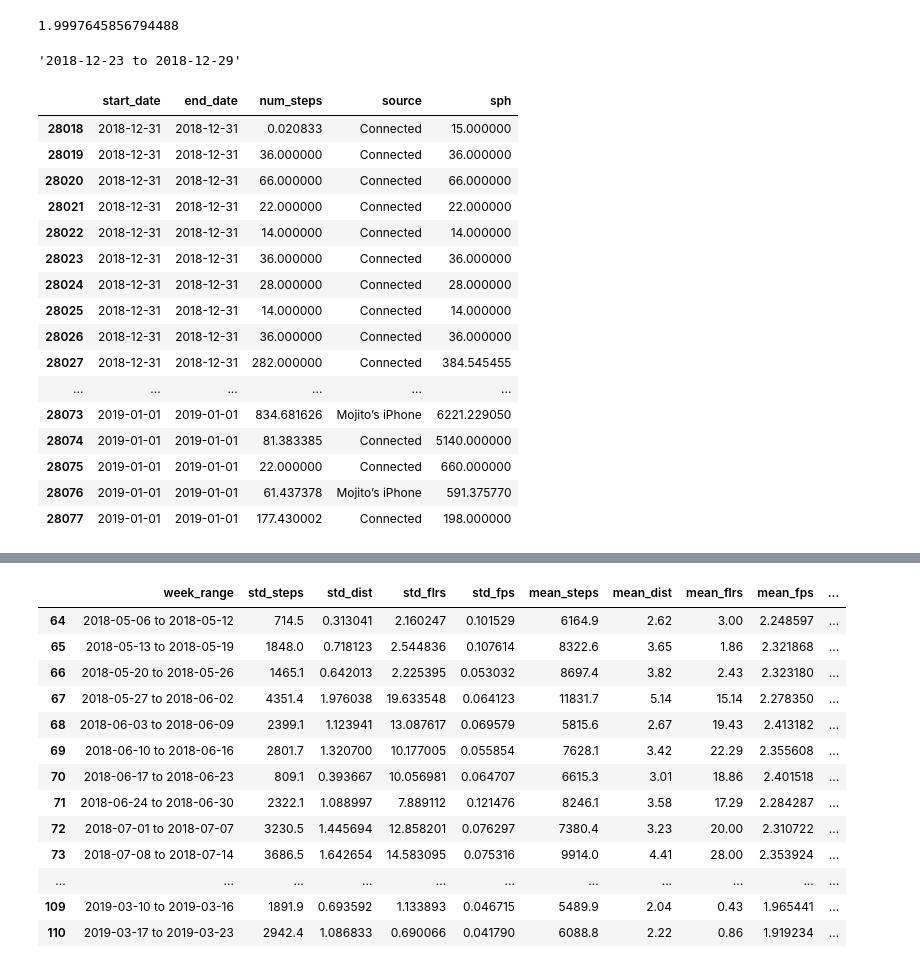
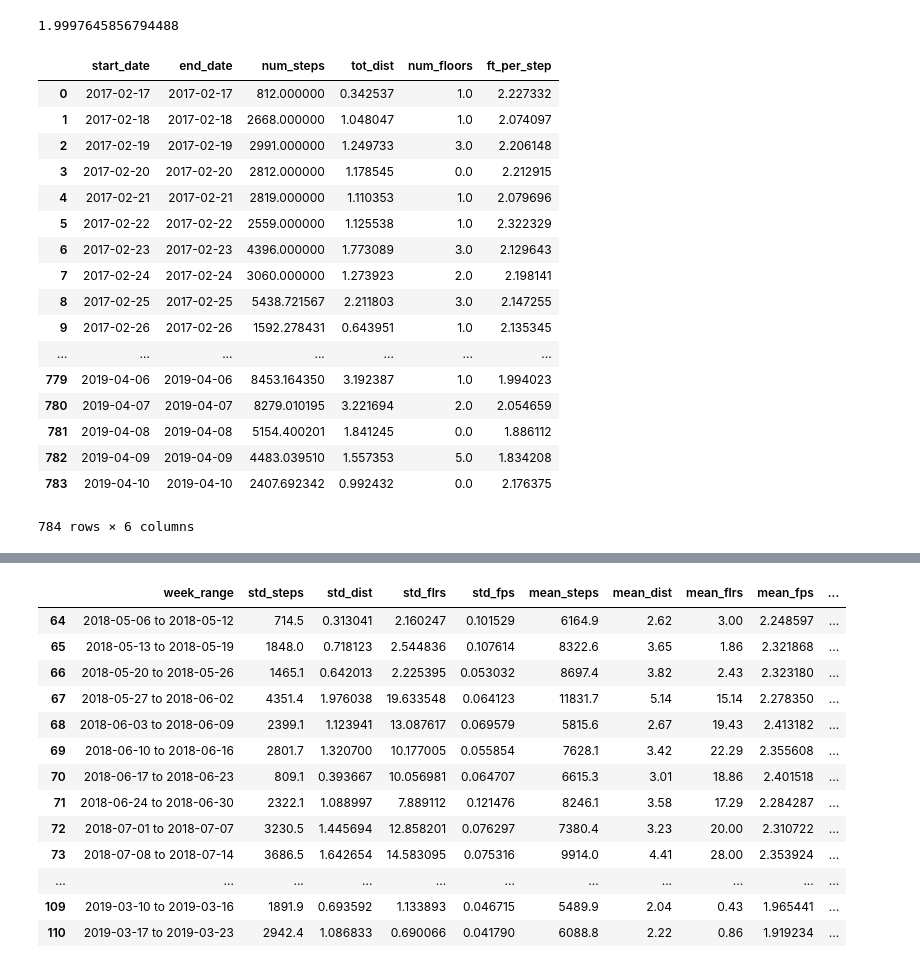
Before and after one commit to Data-is-life/Steps_Analysis, a Jupyter notebook: src/testing_dist_and_steps_funcs.ipynb, the cells around one changed output, grey strips where cells are left out. Cells and saved outputs as stored; diff of their text form; code cells hidden in the pictures.

```diff
--- a/src/testing_dist_and_steps_funcs.ipynb
+++ b/src/testing_dist_and_steps_funcs.ipynb
@@ -51,24 +35,0 @@ dts = f'{d + dlt} to {d + dlt + timedelta(days=6)}'
-# %%
-dts
-# %% [output]
-'2018-12-23 to 2018-12-29'
-# %%
-steps_df[28018:28078]
-# %% [output]
-|  | start_date | end_date | num_steps | source | sph |
-| 28018 | 2018-12-31 | 2018-12-31 | 0.020833 | Connected | 15.000000 |
-| 28019 | 2018-12-31 | 2018-12-31 | 36.000000 | Connected | 36.000000 |
-| 28020 | 2018-12-31 | 2018-12-31 | 66.000000 | Connected | 66.000000 |
-| 28021 | 2018-12-31 | 2018-12-31 | 22.000000 | Connected | 22.000000 |
-| 28022 | 2018-12-31 | 2018-12-31 | 14.000000 | Connected | 14.000000 |
-| 28023 | 2018-12-31 | 2018-12-31 | 36.000000 | Connected | 36.000000 |
-| 28024 | 2018-12-31 | 2018-12-31 | 28.000000 | Connected | 28.000000 |
-| 28025 | 2018-12-31 | 2018-12-31 | 14.000000 | Connected | 14.000000 |
-| 28026 | 2018-12-31 | 2018-12-31 | 36.000000 | Connected | 36.000000 |
-| 28027 | 2018-12-31 | 2018-12-31 | 282.000000 | Connected | 384.545455 |
-| ... | ... | ... | ... | ... | ... |
-| 28073 | 2019-01-01 | 2019-01-01 | 834.681626 | Mojito’s iPhone | 6221.229050 |
-| 28074 | 2019-01-01 | 2019-01-01 | 81.383385 | Connected | 5140.000000 |
-| 28075 | 2019-01-01 | 2019-01-01 | 22.000000 | Connected | 660.000000 |
-| 28076 | 2019-01-01 | 2019-01-01 | 61.437378 | Mojito’s iPhone | 591.375770 |
-| 28077 | 2019-01-01 | 2019-01-01 | 177.430002 | Connected | 198.000000 |
@@ -74,0 +97,21 @@ steps_df[28018:28078]
+# %%
+combined_df
+# %% [output]
+|  | start_date | end_date | num_steps | tot_dist | num_floors | ft_per_step |
+| 0 | 2017-02-17 | 2017-02-17 | 812.000000 | 0.342537 | 1.0 | 2.227332 |
+| 1 | 2017-02-18 | 2017-02-18 | 2668.000000 | 1.048047 | 1.0 | 2.074097 |
+| 2 | 2017-02-19 | 2017-02-19 | 2991.000000 | 1.249733 | 3.0 | 2.206148 |
+| 3 | 2017-02-20 | 2017-02-20 | 2812.000000 | 1.178545 | 0.0 | 2.212915 |
+| 4 | 2017-02-21 | 2017-02-21 | 2819.000000 | 1.110353 | 1.0 | 2.079696 |
+| 5 | 2017-02-22 | 2017-02-22 | 2559.000000 | 1.125538 | 1.0 | 2.322329 |
+| 6 | 2017-02-23 | 2017-02-23 | 4396.000000 | 1.773089 | 3.0 | 2.129643 |
+| 7 | 2017-02-24 | 2017-02-24 | 3060.000000 | 1.273923 | 2.0 | 2.198141 |
+| 8 | 2017-02-25 | 2017-02-25 | 5438.721567 | 2.211803 | 3.0 | 2.147255 |
+| 9 | 2017-02-26 | 2017-02-26 | 1592.278431 | 0.643951 | 1.0 | 2.135345 |
+| ... | ... | ... | ... | ... | ... | ... |
+| 779 | 2019-04-06 | 2019-04-06 | 8453.164350 | 3.192387 | 1.0 | 1.994023 |
+| 780 | 2019-04-07 | 2019-04-07 | 8279.010195 | 3.221694 | 2.0 | 2.054659 |
+| 781 | 2019-04-08 | 2019-04-08 | 5154.400201 | 1.841245 | 0.0 | 1.886112 |
+| 782 | 2019-04-09 | 2019-04-09 | 4483.039510 | 1.557353 | 5.0 | 1.834208 |
+| 783 | 2019-04-10 | 2019-04-10 | 2407.692342 | 0.992432 | 0.0 | 2.176375 |
+784 rows × 6 columns
```
Also changed, not shown: parts of 14 cells of this notebook, 1 other file.
